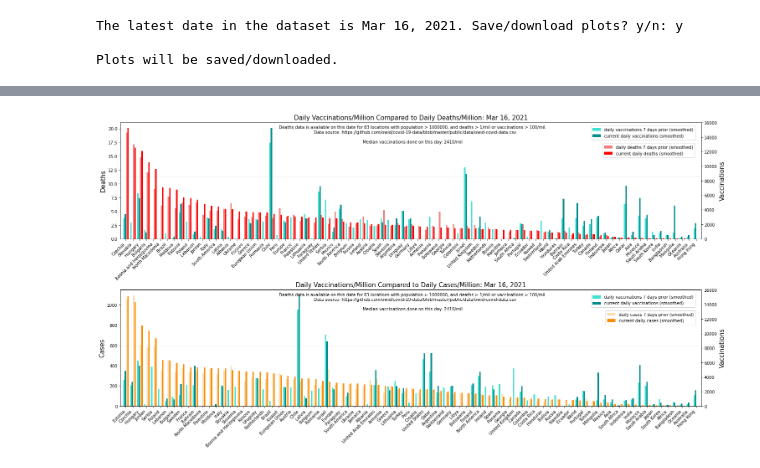
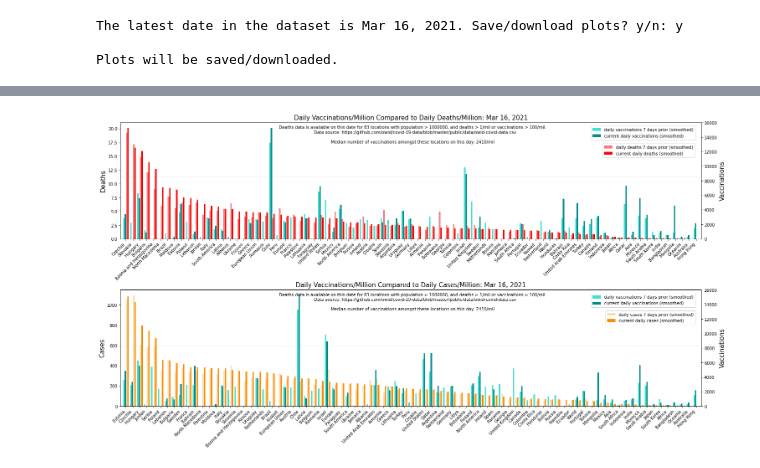
Before and after one commit to babsyco/C19_cases_deaths_vaccinations, a Jupyter notebook: vaccine_rollout1.ipynb, the cells around one changed output, grey strips where cells are left out. Cells and saved outputs as stored; diff of their text form; code cells hidden in the pictures.

```diff
--- a/vaccine_rollout1.ipynb
+++ b/vaccine_rollout1.ipynb
@@ -119,7 +119,7 @@ fig, axs = plt.subplots(2, 1, figsize=[int(len(x_vals)/4),10])
 fig.tight_layout(h_pad=10)
 inclusion_string = "Deaths data is available on this date for %d locations with population > %d, and deaths > %d/mil or vaccinations > %d/mil.\n\
     Data source: https://github.com/owid/covid-19-data/blob/master/public/data/owid-covid-data.csv\n\
-    \nMedian vaccinations done on this day: %d/mil" \
+    \nMedian number of vaccinations amongst these locations on this day: %d/mil" \
      % (len([i[0] for i in temp_current_df.index]), min_population, daily_deaths_threshold, daily_vax_threshold, median_daily_vaxs)
 
 # death/vaccinations (top)
@@ -150,34 +150,34 @@ ax_top2.text(ax_top2.get_xlim()[1]/2, ax_top2.get_ylim()[1]*0.82, inclusion_stri
 temp_current_df = temp_current_df.sort_values("new_cases_smoothed_per_million", ascending=False)
 temp_past_df = temp_past_df.reindex(temp_current_df.index)
 # plot
 ax_bottom1 = axs[1]
 ax_bottom2 = ax_bottom1.twinx()
 ax_bottom2.set_ylabel('Vaccinations', fontsize=15)
 ax_bottom1.set_ylabel('Cases', fontsize=15)
 ax_bottom2.set_title("Daily Vaccinations/Million Compared to Daily Cases/Million: %s" % current_date.strftime('%b %d, %Y'), fontsize=15)
 ax_bottom1.set_xticks(x_vals + bar_width*1.3)
 ax_bottom1.set_xticklabels([i[0] for i in temp_current_df.index], rotation = 45, ha='right')
 ax_bottom1.set_xlim([-0.5,len(x_vals)])
 ax_bottom1.bar(x_vals + bar_width*2, temp_past_df["new_cases_smoothed_per_million"], alpha=bar_transparency, color='wheat', width=bar_width, zorder=1)
 ax_bottom1.bar(x_vals + bar_width*3, temp_current_df["new_cases_smoothed_per_million"], alpha=bar_transparency, color='darkorange', width=bar_width, zorder=1)
 ax_bottom1.hlines(ax_bottom1.get_yticks()[-1]/2, ax_bottom1.get_xlim()[0], ax_bottom1.get_xlim()[1], color='lightgray', zorder=0, linewidth=0.8, label='_nolegend_')
 ax_bottom2.bar(x_vals, temp_past_df["new_vaccinations_smoothed_per_million"], color='turquoise', width=bar_width, zorder=1)
 ax_bottom2.bar(x_vals + bar_width, temp_current_df["new_vaccinations_smoothed_per_million"], alpha=bar_transparency, color='darkcyan', width=bar_width, zorder=1)
 ax_bottom2.legend(['daily vaccinations %d days prior (smoothed)'%num_days_back, 'current daily vaccinations (smoothed)'], loc=[0.81,0.85])
 ax_bottom1.legend(['daily cases %d days prior (smoothed)'%num_days_back, 'current daily cases (smoothed)'], loc=[0.835, 0.7])
 ax_bottom2.text(ax_bottom2.get_xlim()[1]/2, ax_bottom2.get_ylim()[1]*0.82, inclusion_string, ha='center', fontsize=10)
 
 # save file
 if save_files:
   if not os.path.exists('plots'):
     os.makedirs('plots')
   filename = 'plots/daily_vaccine_vs_deaths_per_capita'
   plt.savefig(filename, bbox_inches = 'tight')
   files.download(filename+'.png')
 # %% [output]
 [interactive output not drawn]
 [interactive output not drawn]
-[figure, old version]
+[figure, new version]
 # %%
 #########################
 # CUMULATIVE DAILY DATA #
```
Also changed, not shown: parts of 1 cell of this notebook.
